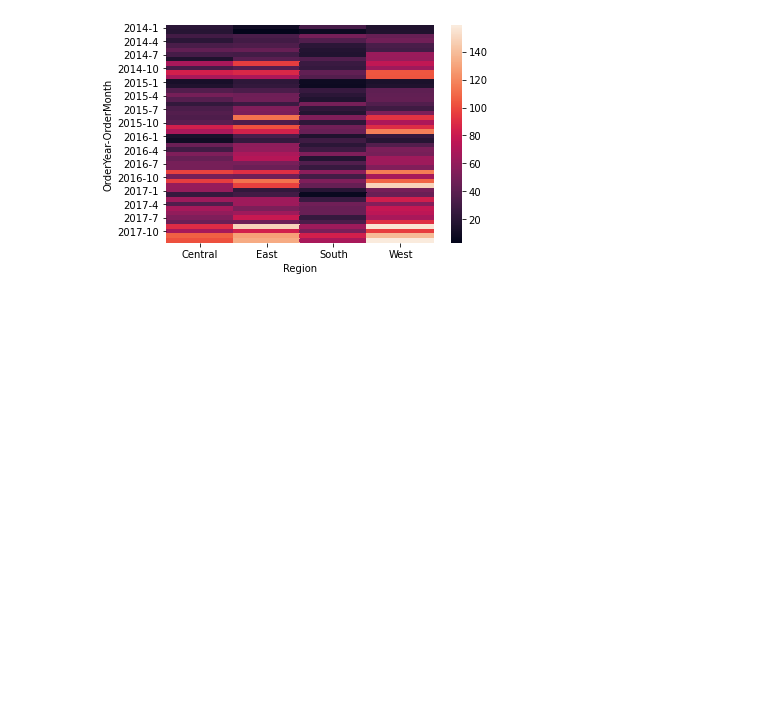
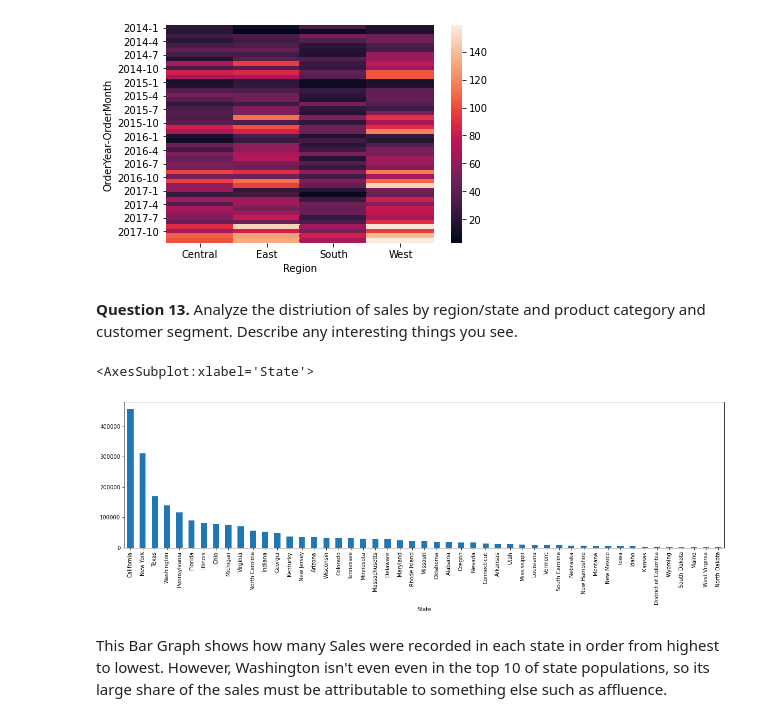
Before and after one commit to ZackSoucek/301-project1, a Jupyter notebook: ProjectSuperstore.ipynb, the cells around one changed output. Saved outputs shown, nothing was run; the diff lists cells and outputs as text; code cells hidden in the pictures; blank space fills up the shorter version.

Commit message:
Some of question 13

```diff
--- a/ProjectSuperstore.ipynb
+++ b/ProjectSuperstore.ipynb
@@ -304,3 +291,14 @@ sns.heatmap(re_mo)
 # %% [output]
 <AxesSubplot:xlabel='Region', ylabel='OrderYear-OrderMonth'>
 [figure]
+# %% [markdown]
+**Question 13.** Analyze the distriution of sales by region/state and product
+category and customer segment. Describe any interesting things you see.
+# %%
+q13a = ss.groupby(["State"])["Sales"].sum().sort_values(ascending=False)
+q13a.plot.bar(figsize=(20,5))
+# %% [output]
+<AxesSubplot:xlabel='State'>
+[figure, added]
+# %% [markdown]
+This Bar Graph shows how many Sales were recorded in each state in order from highest to lowest. However, Washington isn't even even in the top 10 of state populations, so its large share of the sales must be attributable to something else such as affluence.
```
Also changed, not shown: parts of 13 cells of this notebook.
